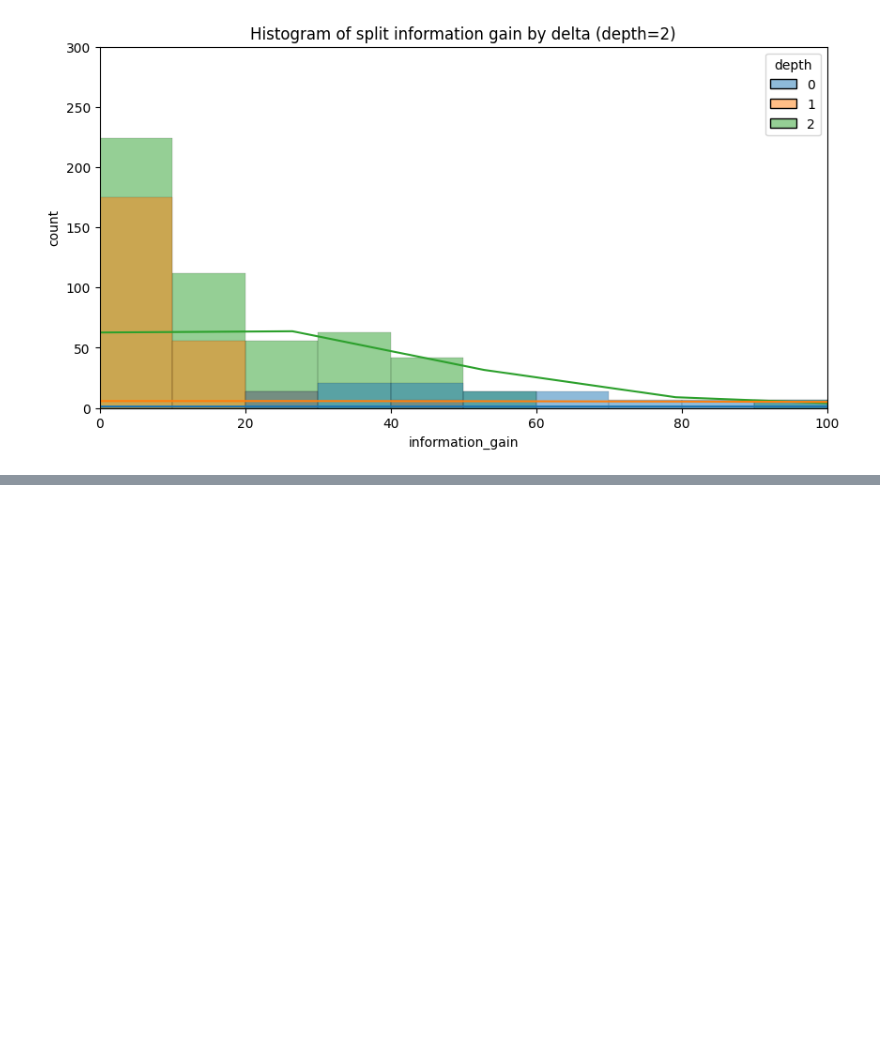
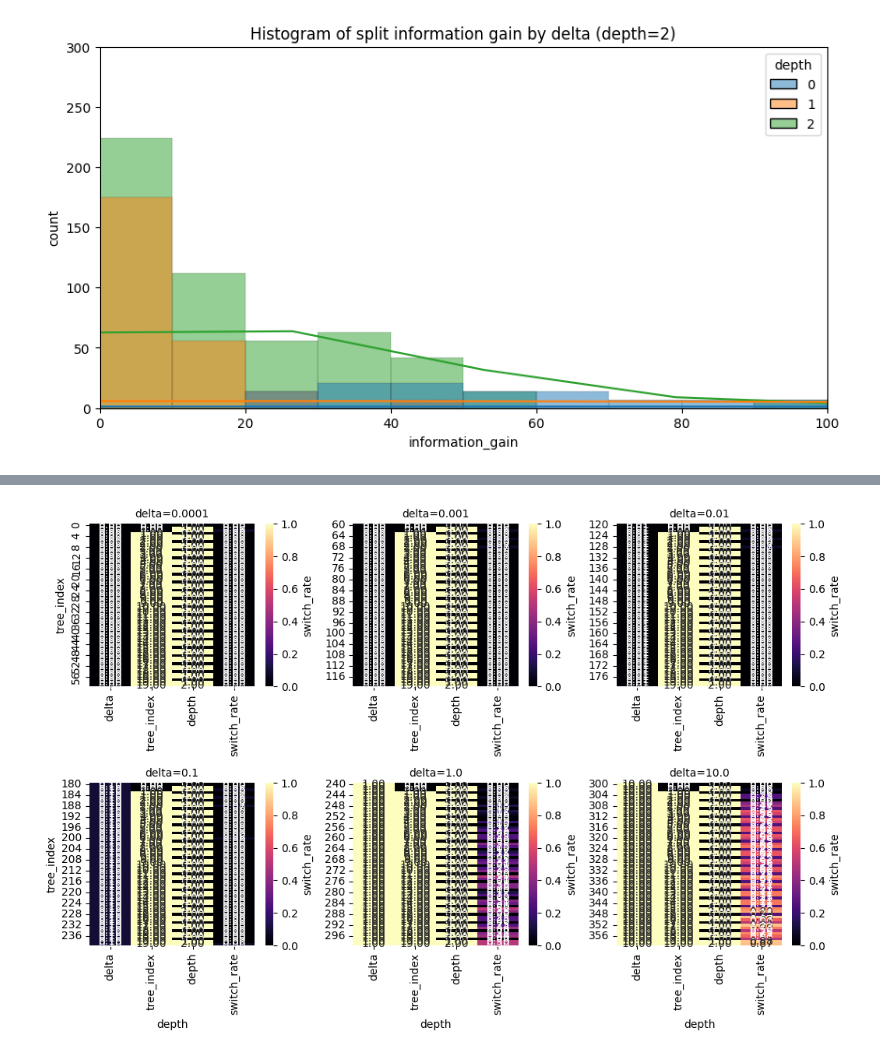
Before and after one commit to shobigrock/MT_AI_GBDT, a Jupyter notebook: notebooks/analysis/pre_analysis.ipynb, the cells around one changed output, grey strips where cells are left out. Cells and saved outputs as stored; diff of their text form; code cells hidden in the pictures; blank space fills up the shorter version.

Commit message:
add experiment

```diff
--- a/notebooks/analysis/pre_analysis.ipynb
+++ b/notebooks/analysis/pre_analysis.ipynb
@@ -544,3 +544,6 @@ propose_switches: 202 / propose_split_calls: 298
 # %%
 df_results.to_csv("../../reports/tables/260111_criteo_propose_experiment_results.csv", index=False)
 combined_logs_df.to_csv("../../reports/tables/260111_criteo_propose_experiment_split_logs.csv", index=False)
+# %%
+df_results = pd.read_csv("../../reports/tables/260111_criteo_propose_experiment_results.csv")
+combined_logs_df = pd.read_csv("../../reports/tables/260111_criteo_propose_experiment_split_logs.csv")
@@ -612,0 +658,39 @@ else:
+# %%
+# switched rate (mean of `switched`) by depth and tree_index, faceted by delta
+if 'combined_logs_df' not in globals() or combined_logs_df.empty:
+    print("No split logs available to plot.")
+else:
+    import matplotlib.pyplot as plt
+    import seaborn as sns
+
+    df_sw = combined_logs_df.copy()
+    df_sw['delta'] = pd.to_numeric(df_sw['delta'], errors='coerce')
+    df_sw = df_sw.dropna(subset=['delta', 'depth', 'tree_index', 'switched'])
+
+    # choose a few deltas to facet; adjust as needed
+    deltas_to_show = [0.0001, 0.001, 0.01, 0.1, 1.0, 10.0]
+    df_sw = df_sw[df_sw['delta'].isin(deltas_to_show)]
+
+    grouped = (
+        df_sw.groupby(['delta', 'tree_index', 'depth'])['switched']
+        .mean()
+        .reset_index(name='switch_rate')
+    )
+
+    g = sns.FacetGrid(grouped, col='delta', col_wrap=3, height=3.5, sharex=False, sharey=False)
+    g.map_dataframe(
+        sns.heatmap,
+        data=lambda data: data.pivot_table(index='tree_index', columns='depth', values='switch_rate'),
+        vmin=0,
+        vmax=1,
+        cmap='magma',
+        cbar_kws={'label': 'switch_rate'},
+        annot=True,
+        fmt=".2f"
+    )
+    g.set_titles("delta={col_name}")
+    g.set_axis_labels("depth", "tree_index")
+    plt.tight_layout()
+    plt.show()
+# %% [output]
+[figure, added]
```
Also changed, not shown: parts of 10 cells of this notebook, 1 other file.
